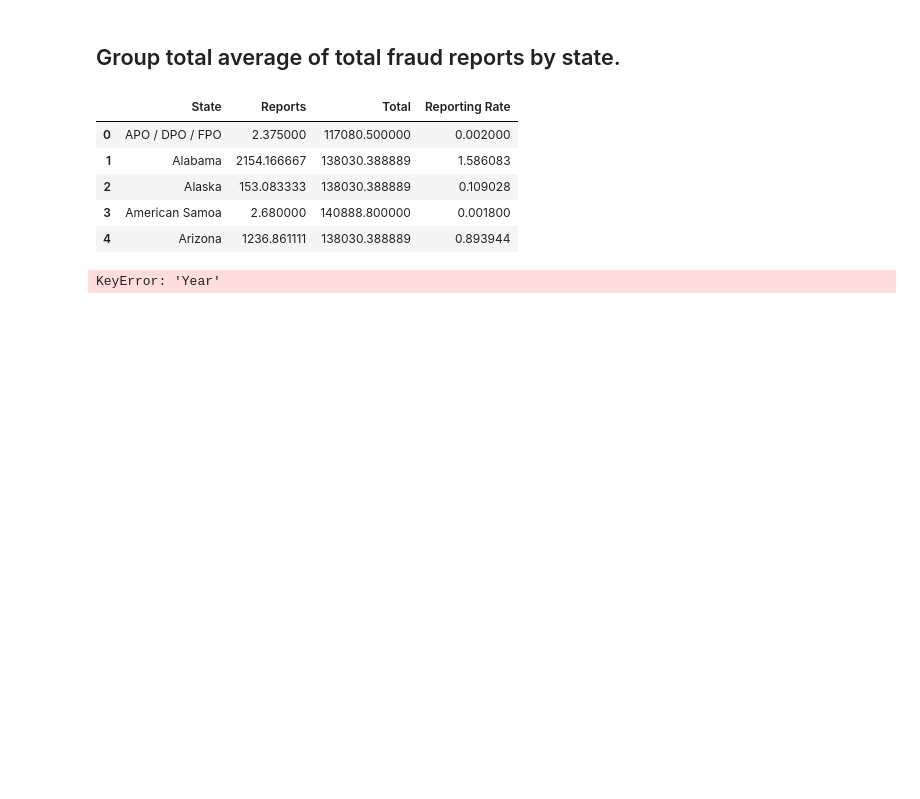
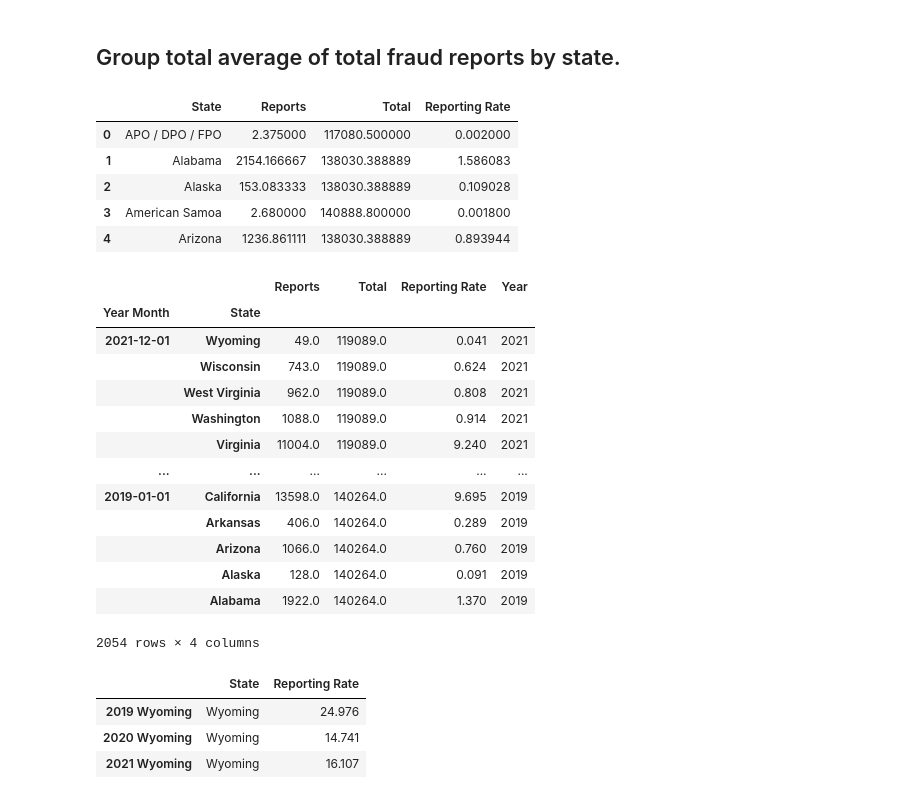
Before and after one commit to AkanSri/Project-1, a Jupyter notebook: final_fraud_report.ipynb, the cells around one changed output. Saved outputs shown, nothing was run; the diff lists cells and outputs as text; code cells hidden in the pictures; blank space fills up the shorter version.

```diff
--- a/final_fraud_report.ipynb
+++ b/final_fraud_report.ipynb
@@ -274,8 +274,35 @@ fraud_by_state.head()
 | 2 | Alaska | 153.083333 | 138030.388889 | 0.109028 |
 | 3 | American Samoa | 2.680000 | 140888.800000 | 0.001800 |
 | 4 | Arizona | 1236.861111 | 138030.388889 | 0.893944 |
+# %%
+all_fraud_data['Year'] = all_fraud_data.index.get_level_values(0)
+all_fraud_data['Year'] = all_fraud_data['Year'].dt.year
+all_fraud_data
+# %% [output]
+|  |  | Reports | Total | Reporting Rate | Year |
+| Year Month | State |  |  |  |  |
+| 2021-12-01 | Wyoming | 49.0 | 119089.0 | 0.041 | 2021 |
+|  | Wisconsin | 743.0 | 119089.0 | 0.624 | 2021 |
+|  | West Virginia | 962.0 | 119089.0 | 0.808 | 2021 |
+|  | Washington | 1088.0 | 119089.0 | 0.914 | 2021 |
+|  | Virginia | 11004.0 | 119089.0 | 9.240 | 2021 |
+| ... | ... | ... | ... | ... | ... |
+| 2019-01-01 | California | 13598.0 | 140264.0 | 9.695 | 2019 |
+|  | Arkansas | 406.0 | 140264.0 | 0.289 | 2019 |
+|  | Arizona | 1066.0 | 140264.0 | 0.760 | 2019 |
+|  | Alaska | 128.0 | 140264.0 | 0.091 | 2019 |
+|  | Alabama | 1922.0 | 140264.0 | 1.370 | 2019 |
+2054 rows × 4 columns
 # %%
-max_data = all_fraud_data.groupby('Year').max()
-max_data.index = max_data.index + ' '+max_data['State']
+max_data = all_fraud_data[['Reporting Rate','Year']].copy().reset_index()
+max_data = max_data.drop(columns='Year Month')
+max_data
+max_data = max_data.groupby(['Year']).max()
+max_data.index = max_data.index.map(str) + ' '+max_data['State']
-# %% [output]
-KeyError: 'Year'
+# %%
+max_data
+# %% [output]
+|  | State | Reporting Rate |
+| 2019 Wyoming | Wyoming | 24.976 |
+| 2020 Wyoming | Wyoming | 14.741 |
+| 2021 Wyoming | Wyoming | 16.107 |
```
Also changed, not shown: parts of 3 cells of this notebook, 2 other files.
